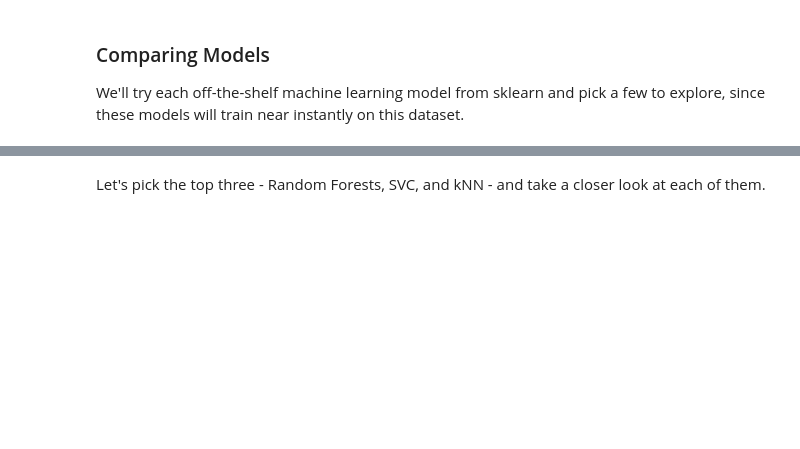
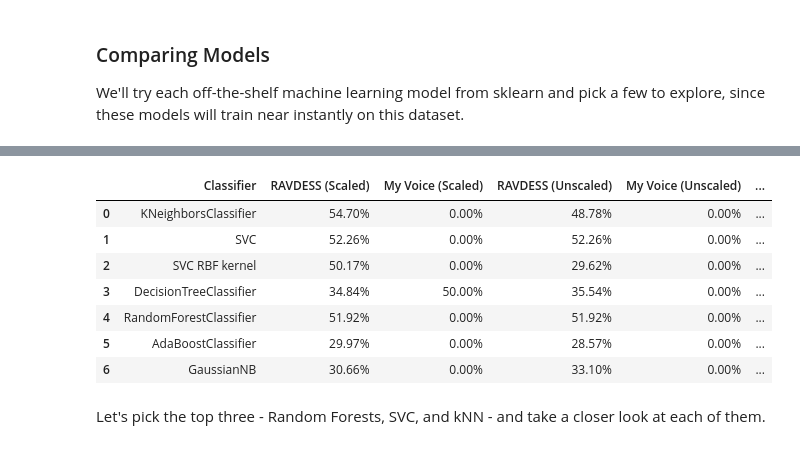
Before and after one commit to ValishaAngelina/Week3-ClassicML, a Jupyter notebook: week_3_machinelearning.ipynb, the cells around one changed output, grey strips where cells are left out. Cells and saved outputs as stored; diff of their text form; code cells hidden in the pictures; blank space fills up the shorter version.

```diff
--- a/week_3_machinelearning.ipynb
+++ b/week_3_machinelearning.ipynb
@@ -469,3 +509,84 @@ scores_df.sort_values(by='Accuracy Score',axis=0,ascending=False)
+# %%
+from sklearn.neighbors import KNeighborsClassifier
+from sklearn.svm import SVC
+from sklearn.tree import DecisionTreeClassifier
+from sklearn.ensemble import RandomForestClassifier, AdaBoostClassifier
+from sklearn.naive_bayes import GaussianNB
+import pandas as pd
+
+classification_models = [
+    KNeighborsClassifier(),
+    SVC(kernel='linear'),
+    SVC(kernel='rbf'),
+    DecisionTreeClassifier(),
+    RandomForestClassifier(),
+    AdaBoostClassifier(),
+    GaussianNB()
+]
+
+train_ravdess_mask = ravdess_mask[y_train.index]
+train_my_voice_mask = my_voice_mask[y_train.index]
+test_ravdess_mask = ravdess_mask[y_test.index]
+test_my_voice_mask = my_voice_mask[y_test.index]
+
+results = []
+
+for model in classification_models:
+    model_name = type(model).__name__
+    if model_name == 'SVC' and model.kernel == 'rbf':
+        model_name += ' RBF kernel'
+
+    # SCALED
+    model.fit(X_train_scaled[train_ravdess_mask], y_train[train_ravdess_mask])
+    ravdess_scaled = model.score(X_test_scaled[test_ravdess_mask], y_test[test_ravdess_mask])
+
+    if sum(train_my_voice_mask) > 1:
+        model.fit(X_train_scaled[train_my_voice_mask], y_train[train_my_voice_mask])
+        my_voice_scaled = model.score(X_test_scaled[test_my_voice_mask], y_test[test_my_voice_mask])
+    else:
+        my_voice_scaled = 0.0
+
+    # UNSCALED
+    model.fit(X_train[train_ravdess_mask], y_train[train_ravdess_mask])
+    ravdess_unscaled = model.score(X_test[test_ravdess_mask], y_test[test_ravdess_mask])
+
+    if sum(train_my_voice_mask) > 1:
+        model.fit(X_train[train_my_voice_mask], y_train[train_my_voice_mask])
+        my_voice_unscaled = model.score(X_test[test_my_voice_mask], y_test[test_my_voice_mask])
+    else:
+        my_voice_unscaled = 0.0
+
+    # MINMAX SCALED
+    model.fit(X_train_minmax[train_ravdess_mask], y_train[train_ravdess_mask])
+    ravdess_minmax = model.score(X_test_minmax[test_ravdess_mask], y_test[test_ravdess_mask])
+
+    if sum(train_my_voice_mask) > 1:
+        model.fit(X_train_minmax[train_my_voice_mask], y_train[train_my_voice_mask])
+        my_voice_minmax = model.score(X_test_minmax[test_my_voice_mask], y_test[test_my_voice_mask])
+    else:
+        my_voice_minmax = 0.0
+
+    results.append({
+        'Classifier': model_name,
+        'RAVDESS (Scaled)': f'{100*ravdess_scaled:.2f}%',
+        'My Voice (Scaled)': f'{100*my_voice_scaled:.2f}%',
+        'RAVDESS (Unscaled)': f'{100*ravdess_unscaled:.2f}%',
+        'My Voice (Unscaled)': f'{100*my_voice_unscaled:.2f}%',
+        'RAVDESS (MinMax)': f'{100*ravdess_minmax:.2f}%',
+        'My Voice (MinMax)': f'{100*my_voice_minmax:.2f}%'
+    })
+
+comparison_df = pd.DataFrame(results)
+comparison_df
+# %% [output]
+|  | Classifier | RAVDESS (Scaled) | My Voice (Scaled) | RAVDESS (Unscaled) | My Voice (Unscaled) | ... |
+| 0 | KNeighborsClassifier | 54.70% | 0.00% | 48.78% | 0.00% | ... |
+| 1 | SVC | 52.26% | 0.00% | 52.26% | 0.00% | ... |
+| 2 | SVC RBF kernel | 50.17% | 0.00% | 29.62% | 0.00% | ... |
+| 3 | DecisionTreeClassifier | 34.84% | 50.00% | 35.54% | 0.00% | ... |
+| 4 | RandomForestClassifier | 51.92% | 0.00% | 51.92% | 0.00% | ... |
+| 5 | AdaBoostClassifier | 29.97% | 0.00% | 28.57% | 0.00% | ... |
+| 6 | GaussianNB | 30.66% | 0.00% | 33.10% | 0.00% | ... |
 # %% [markdown]
 Let's pick the top three - Random Forests, SVC, and kNN - and take a closer look at each of them.
 # %% [markdown]
```
Also changed, not shown: parts of 10 cells of this notebook.
